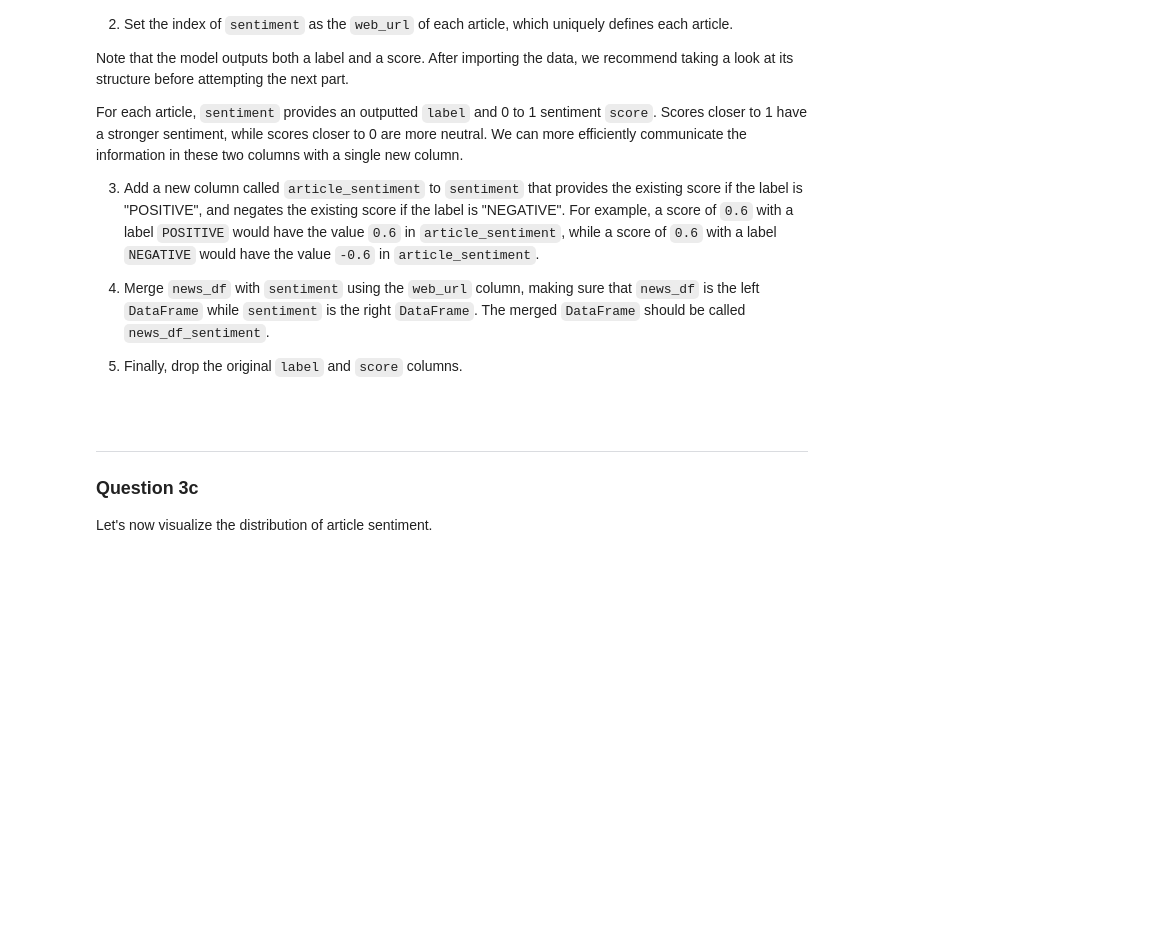
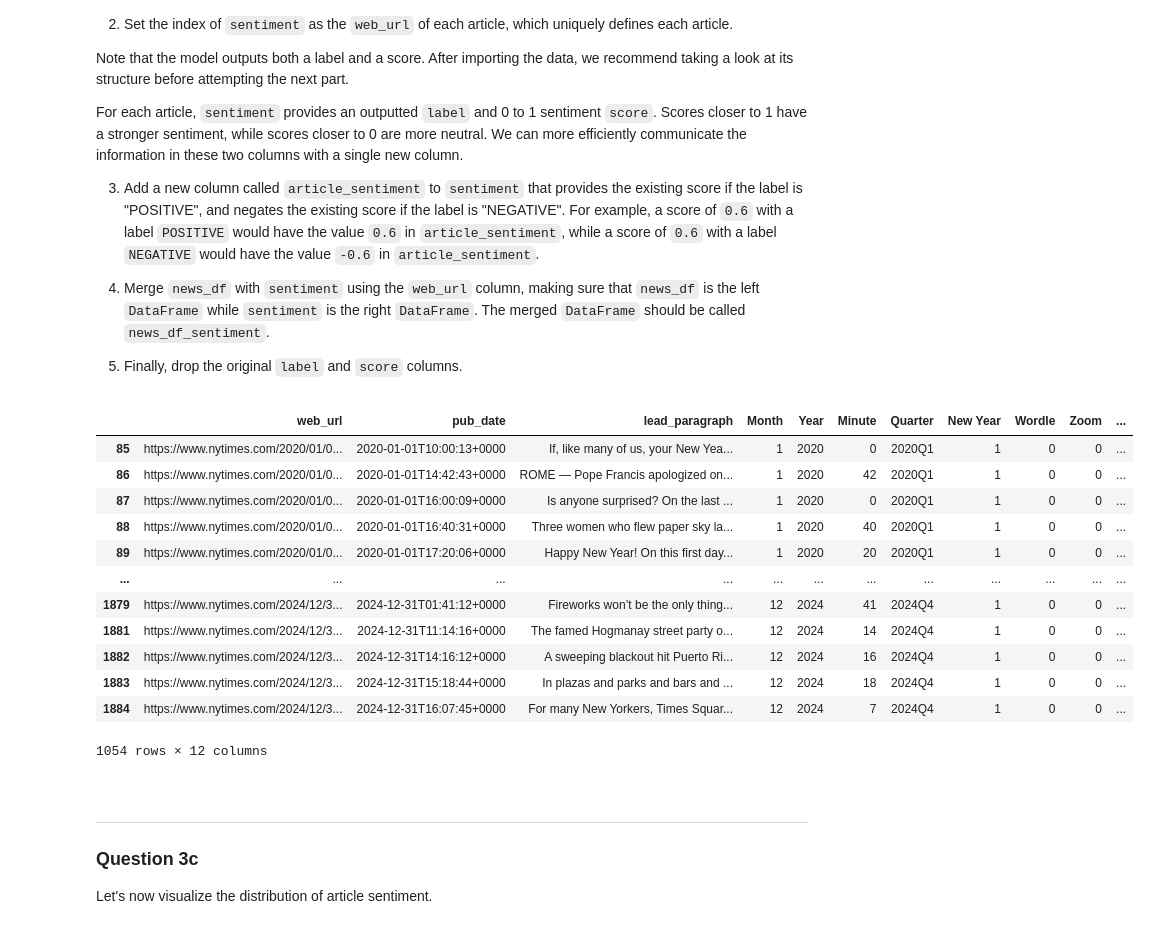
Before and after one commit to ac0033/sp25-student, a Jupyter notebook: hw/hw03/hw03.ipynb, the cells around one changed output. Drawn from its saved outputs; the diff is of its cells as text; code cells hidden in the pictures; blank space fills up the shorter version.

```diff
--- a/hw/hw03/hw03.ipynb
+++ b/hw/hw03/hw03.ipynb
@@ -645,3 +678,32 @@ For each article, `sentiment` provides an outputted `label` and 0 to 1 sentiment
+# %%
+sentiment = pd.read_csv('data/nyt_sentiments.csv', index_col='web_url')
+
+sentiment['article_sentiment'] = sentiment['score'].where(
+      sentiment['label'].eq('POSITIVE'), -sentiment['score']
+)
+
+news_df_sentiment = news_df_filtered.merge(
+    right=sentiment,
+    how='inner',
+    left_on='web_url',
+    right_index=True,
+).drop(['label', 'score'], axis=1)
+
+news_df_sentiment
+# %% [output]
+|  | web_url | pub_date | lead_paragraph | Month | Year | Minute | Quarter | New Year | Wordle | Zoom | ... |
+| 85 | https://www.nytimes.com/2020/01/0... | 2020-01-01T10:00:13+0000 | If, like many of us, your New Yea... | 1 | 2020 | 0 | 2020Q1 | 1 | 0 | 0 | ... |
+| 86 | https://www.nytimes.com/2020/01/0... | 2020-01-01T14:42:43+0000 | ROME — Pope Francis apologized on... | 1 | 2020 | 42 | 2020Q1 | 1 | 0 | 0 | ... |
+| 87 | https://www.nytimes.com/2020/01/0... | 2020-01-01T16:00:09+0000 | Is anyone surprised? On the last ... | 1 | 2020 | 0 | 2020Q1 | 1 | 0 | 0 | ... |
+| 88 | https://www.nytimes.com/2020/01/0... | 2020-01-01T16:40:31+0000 | Three women who flew paper sky la... | 1 | 2020 | 40 | 2020Q1 | 1 | 0 | 0 | ... |
+| 89 | https://www.nytimes.com/2020/01/0... | 2020-01-01T17:20:06+0000 | Happy New Year! On this first day... | 1 | 2020 | 20 | 2020Q1 | 1 | 0 | 0 | ... |
+| ... | ... | ... | ... | ... | ... | ... | ... | ... | ... | ... | ... |
+| 1879 | https://www.nytimes.com/2024/12/3... | 2024-12-31T01:41:12+0000 | Fireworks won’t be the only thing... | 12 | 2024 | 41 | 2024Q4 | 1 | 0 | 0 | ... |
+| 1881 | https://www.nytimes.com/2024/12/3... | 2024-12-31T11:14:16+0000 | The famed Hogmanay street party o... | 12 | 2024 | 14 | 2024Q4 | 1 | 0 | 0 | ... |
+| 1882 | https://www.nytimes.com/2024/12/3... | 2024-12-31T14:16:12+0000 | A sweeping blackout hit Puerto Ri... | 12 | 2024 | 16 | 2024Q4 | 1 | 0 | 0 | ... |
+| 1883 | https://www.nytimes.com/2024/12/3... | 2024-12-31T15:18:44+0000 | In plazas and parks and bars and ... | 12 | 2024 | 18 | 2024Q4 | 1 | 0 | 0 | ... |
+| 1884 | https://www.nytimes.com/2024/12/3... | 2024-12-31T16:07:45+0000 | For many New Yorkers, Times Squar... | 12 | 2024 | 7 | 2024Q4 | 1 | 0 | 0 | ... |
+1054 rows × 12 columns
 # %%
 grader.check("q3bii")
 # %% [markdown]
```
Also changed, not shown: parts of 18 cells of this notebook, 1 other file.
